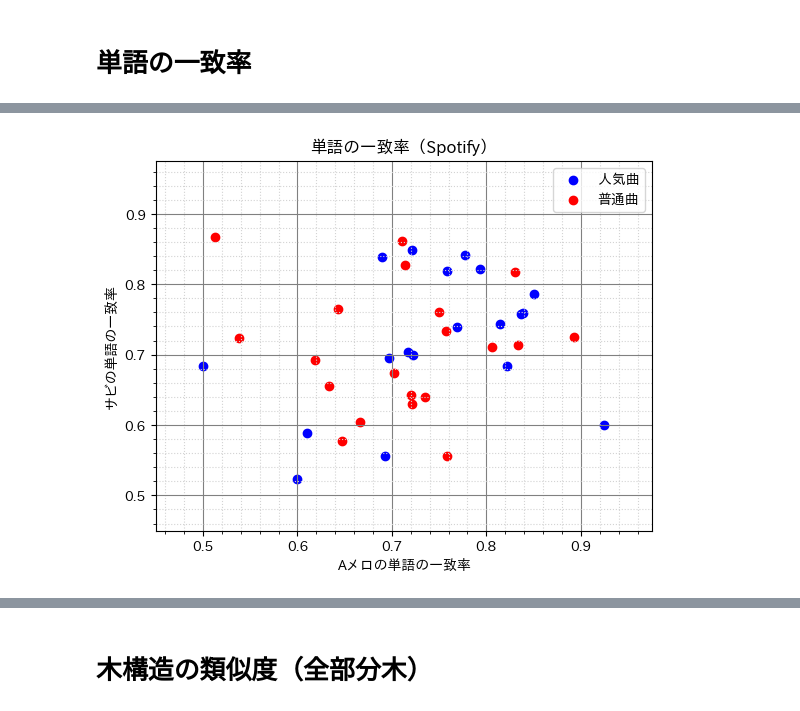
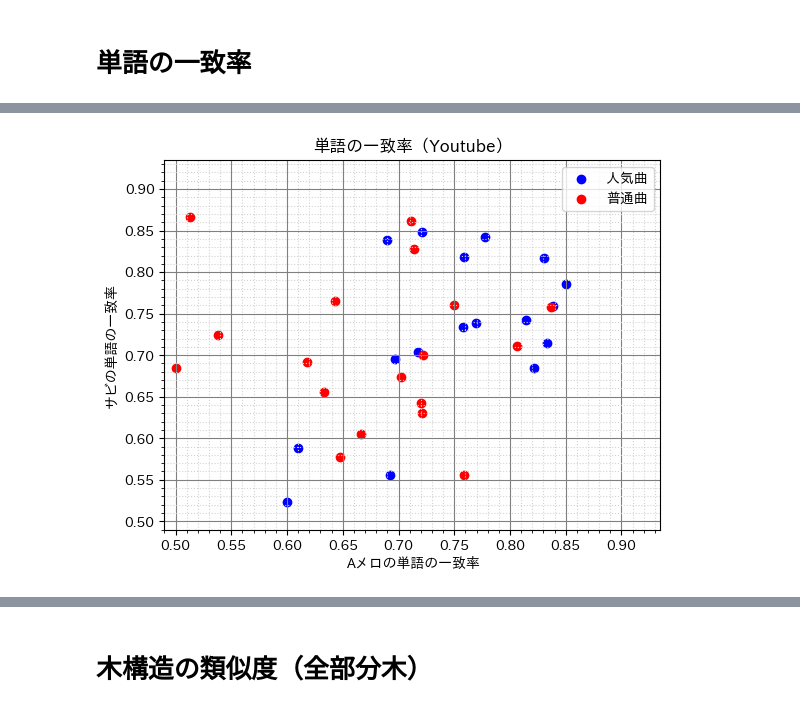
Before and after one commit to tsubasasugawara/lyrics_melody_analyzer, a Jupyter notebook: notebooks/ALL.ipynb, the cells around one changed output, grey strips where cells are left out. Drawn from its saved outputs; the diff is of its cells as text; code cells hidden in the pictures.

```diff
--- a/notebooks/ALL.ipynb
+++ b/notebooks/ALL.ipynb
@@ -10,24 +54,7 @@ os.chdir("../")
 # %% [markdown]
 # 単語の一致率
 # %%
-RATE_A = "RateA"
-RATE_S = "RateS"
-
-df_yorushika = pd.read_csv("csv/ヨルシカ_20231119.csv")
-df_greeeen = pd.read_csv("csv/GReeeeN_20231119.csv")
+rates, xy_min_wmr, xy_max_wmr = preprocess([
+    pd.concat([df_yorushika, pd.read_csv("csv/ヨルシカ_wmr_20231119.csv")], axis=1),
+    pd.concat([df_greeeen, pd.read_csv("csv/GReeeeN_wmr_20231119.csv")], axis=1),
+])
-# %%
-df_wmr_yorushika = pd.read_csv("csv/ヨルシカ_wmr_20231119.csv")
-df_wmr_greeeen = pd.read_csv("csv/GReeeeN_wmr_20231119.csv")
-word_matched_rates = pd.concat([pd.concat([df_yorushika, df_wmr_yorushika], axis=1), pd.concat([df_greeeen, df_wmr_greeeen], axis=1)], axis=0)
-word_matched_rates = word_matched_rates.dropna(subset=["numerator_A", "denominator_A", "numerator_S", "denominator_S"])
-
-word_matched_rates[RATE_A] = word_matched_rates.numerator_A / word_matched_rates.denominator_A
-word_matched_rates[RATE_S] = word_matched_rates.numerator_S / word_matched_rates.denominator_S
-
-x_max_wmr = word_matched_rates.RateA.max()
-x_min_wmr = word_matched_rates.RateA.min()
-y_max_wmr = word_matched_rates.RateS.max()
-y_min_wmr = word_matched_rates.RateS.min()
-
-xy_max_wmr = max(x_max_wmr, y_max_wmr) + 0.05
-xy_min_wmr = min(x_min_wmr, y_min_wmr) - 0.05
@@ -54,20 +61,4 @@ plt.grid(which='minor', color='lightgray', linestyle='dotted')
-# %%
-sort_by_spotify = word_matched_rates.dropna(subset=["spotify_id"]).sort_values("spotify_popularity", ascending=False)
-center = len(sort_by_spotify) // 2
-pop_spotify = sort_by_spotify[:center]
-unpop_spotify = sort_by_spotify[center:]
-
-plt.scatter(x=RATE_A, y=RATE_S, data=pop_spotify, color='blue', label='人気曲')
-plt.scatter(x=RATE_A, y=RATE_S, data=unpop_spotify, color='red', label='普通曲')
-
-plt.title("単語の一致率（Spotify）")
-plt.xlabel("Aメロの単語の一致率")
-plt.ylabel("サビの単語の一致率")
-plt.legend()
-plt.xlim(xy_min_wmr, xy_max_wmr)
-plt.ylim(xy_min_wmr, xy_max_wmr)
-plt.minorticks_on()
-plt.grid(which='major', color='gray', linestyle='solid')
-plt.grid(which='minor', color='lightgray', linestyle='dotted')
-# %% [output]
-[figure, removed]
+# %%
+scatter(rates, xy_min_wmr, xy_max_wmr, ["youtube_url"], "youtube_play_times", "単語の一致率（Youtube）", "Aメロの単語の一致率", "サビの単語の一致率")
+# %% [output]
+[figure, added]
```
Also changed, not shown: parts of 23 cells of this notebook, 2 other files.
